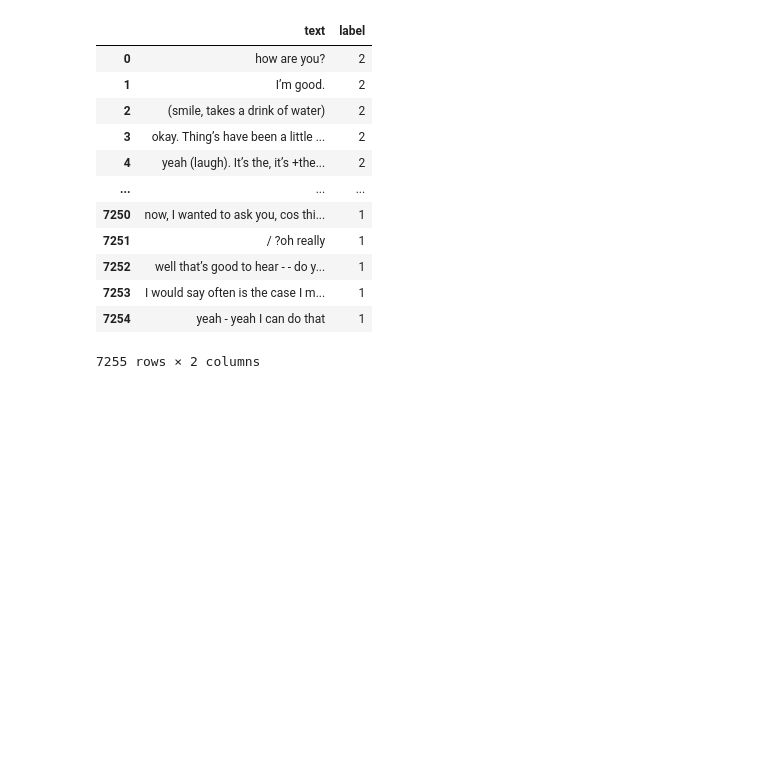
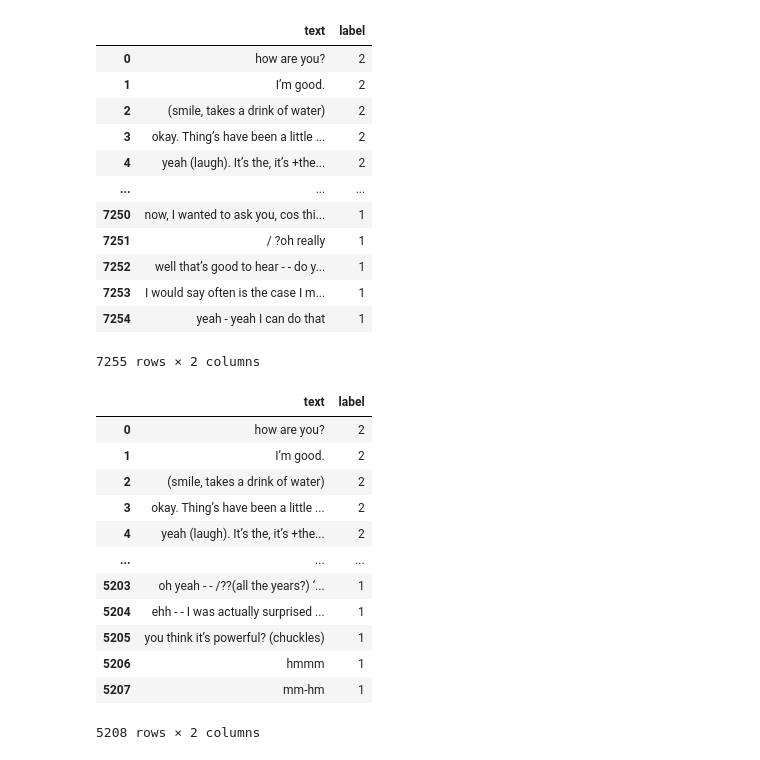
Before and after one commit to Fred-Bred/SDS-thesis, a Jupyter notebook: notebooks/exploration.ipynb, the cells around one changed output. Saved outputs shown, nothing was run; the diff lists cells and outputs as text; code cells hidden in the pictures; blank space fills up the shorter version.

```diff
--- a/notebooks/exploration.ipynb
+++ b/notebooks/exploration.ipynb
@@ -48,3 +48,7 @@ client
 | 9695 | 133 | high | Motivational interviewing: Ken in... | https://www.youtube.com/watch?v=M... | reducing recidivism | 377 | client | 00:26:49 | ... |
 | 9697 | 133 | high | Motivational interviewing: Ken in... | https://www.youtube.com/watch?v=M... | reducing recidivism | 379 | client | 00:26:54 | ... |
 4817 rows × 11 columns
+# %%
+pd.set_option('display.max_colwidth', None)
+
+print(client['utterance_text'].sample(5))
@@ -263,3 +276,20 @@ data
 | 7253 | I would say often is the case I m... | 1 |
 | 7254 | yeah - yeah I can do that | 1 |
 7255 rows × 2 columns
+# %%
+test = pd.read_csv(r"C:\Users\frbre\Desktop\train_data.csv")
+test
+# %% [output]
+|  | text | label |
+| 0 | how are you? | 2 |
+| 1 | I’m good. | 2 |
+| 2 | (smile, takes a drink of water) | 2 |
+| 3 | okay. Thing’s have been a little ... | 2 |
+| 4 | yeah (laugh). It’s the, it’s +the... | 2 |
+| ... | ... | ... |
+| 5203 | oh yeah - - /??(all the years?) ‘... | 1 |
+| 5204 | ehh - - I was actually surprised ... | 1 |
+| 5205 | you think it’s powerful? (chuckles) | 1 |
+| 5206 | hmmm | 1 |
+| 5207 | mm-hm | 1 |
+5208 rows × 2 columns
```
Also changed, not shown: parts of 2 cells of this notebook, 1 other file.
